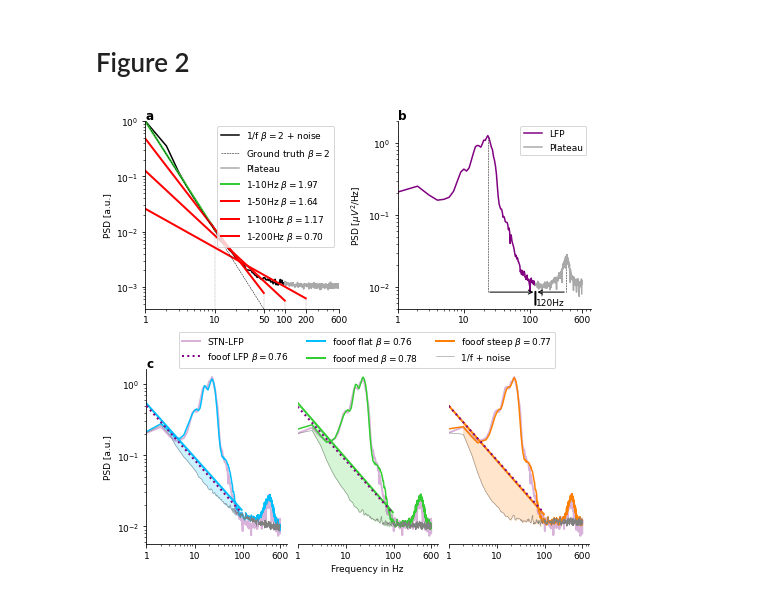
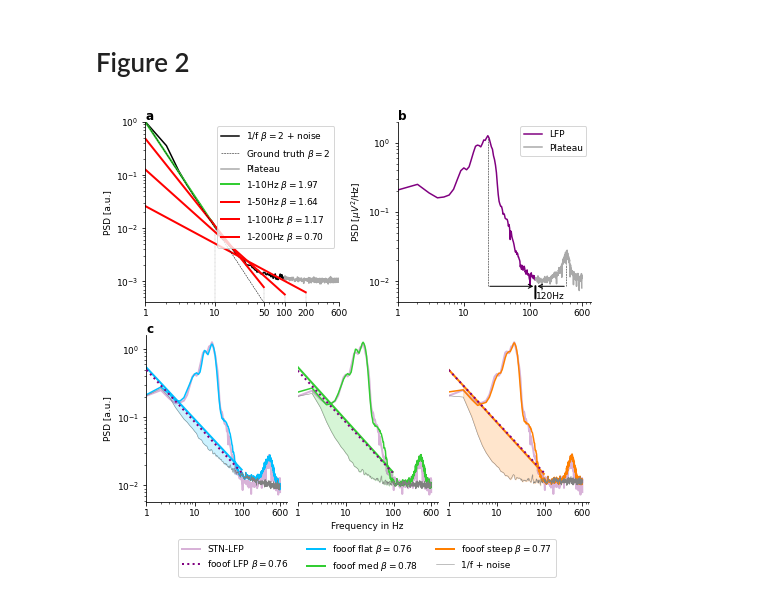
Before and after one commit to moritz-gerster/separating_periodic_from_aperiodic_PSDs, a Jupyter notebook: Fig2.ipynb, the cells around one changed output. Drawn from its saved outputs; the diff is of its cells as text; code cells hidden in the pictures.

Commit message:
Move legend to bottom

```diff
--- a/Fig2.ipynb
+++ b/Fig2.ipynb
@@ -323,7 +323,7 @@ plateau_labels = [fr"fooof flat $\beta=${exp1:.2f}",
 psd_aperiodic_vary = [plot_plateau1, plot_plateau15, plot_plateau2]
 
 labelpad = 5
-leg_c = dict(ncol=3, loc=10, bbox_to_anchor=(.54, .1), borderpad=0.35)
+leg_c = dict(ncol=3, loc=10, bbox_to_anchor=(.54, .4))
 axes_c = dict(xticks=xticks_b, xticklabels=xticks_b, xlim=xlim_c)
 
 
@@ -361,25 +361,25 @@ psd_aperiodic_kwargs = dict(lw=0.5)
 # %%
 # Prepare Gridspec
 fig = plt.figure(figsize=[fig_width, 6.5], constrained_layout=True)
-gs0 = gridspec.GridSpec(3, 1, figure=fig, height_ratios=[10, 1, 10])
+gs0 = gridspec.GridSpec(3, 1, figure=fig, height_ratios=[6, 6, 1])
 
 # a) and b) gridspec
 gs00 = gridspec.GridSpecFromSubplotSpec(1, 2, subplot_spec=gs0[0])
 ax1 = fig.add_subplot(gs00[0])
 ax2 = fig.add_subplot(gs00[1])
 
-# Legend suplot
-gs01 = gs0[1]
-ax_leg = fig.add_subplot(gs01)
-ax_leg.axis("off")
-
 # c) gridspec
-gs02 = gs0[2].subgridspec(1, 3)
-ax3 = fig.add_subplot(gs02[0])
-ax4 = fig.add_subplot(gs02[1])
-ax5 = fig.add_subplot(gs02[2])
+gs01 = gs0[1].subgridspec(1, 3)
+ax3 = fig.add_subplot(gs01[0])
+ax4 = fig.add_subplot(gs01[1])
+ax5 = fig.add_subplot(gs01[2])
 
 c_axes = [ax3, ax4, ax5]
+
+# Legend suplot
+gs02 = gs0[2]
+ax_leg = fig.add_subplot(gs02)
+ax_leg.axis("off")
 
 
 # a)
@@ -449,32 +449,32 @@ for i, ax in enumerate(c_axes):
 
     # Indicate delta power as fill between aperiodic component
     # and full spectrum
     ax.fill_between(*delta_power[i], color=colors_c[i], alpha=0.2)
 
     # Draw arrow
     if i == 1:
         ax.set_xlabel(xlabel_c)
 
     # Save legend and set axes
     if i == 0:
         handles, labels = ax.get_legend_handles_labels()
         ax.set_ylabel(ylabel_a, labelpad=labelpad)
         ax.text(s="c", **panel_labels, transform=ax.transAxes)
     else:
         hands, labs = ax.get_legend_handles_labels()
         handles.extend(hands)
         labels.extend(labs)
         ax.spines["left"].set_visible(False)
         ax.set_yticks([], minor=True)
         ax.set_yticks([])
     ax.set(**axes_c)
 
 # Set legend between subplots
 leg = ax_leg.legend(handles, labels, **leg_c)
-leg.set_in_layout(False)
+# leg.set_in_layout(False)
 
 plt.savefig(fig_path + "Fig2.pdf", bbox_inches="tight")
 plt.savefig(fig_path + "Fig2.png", dpi=1000, bbox_inches="tight")
 plt.show()
 # %% [output]
-[figure, old version]
+[figure, new version]
```
Also changed, not shown: 1 other file.
